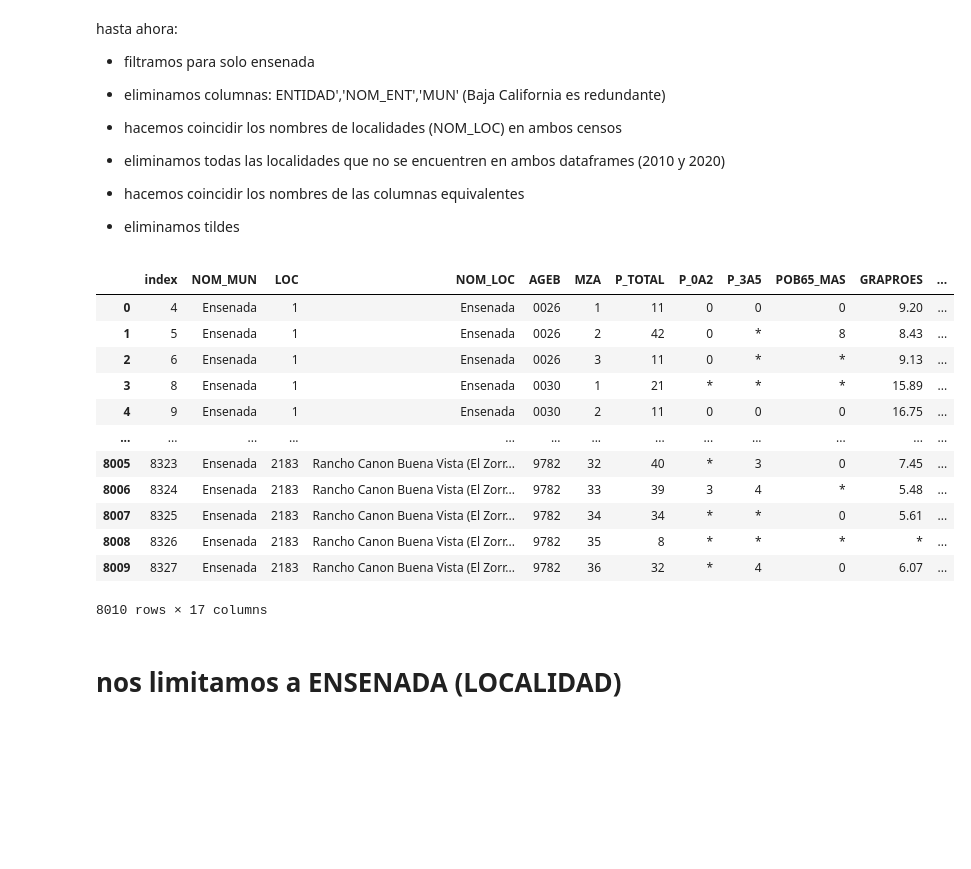
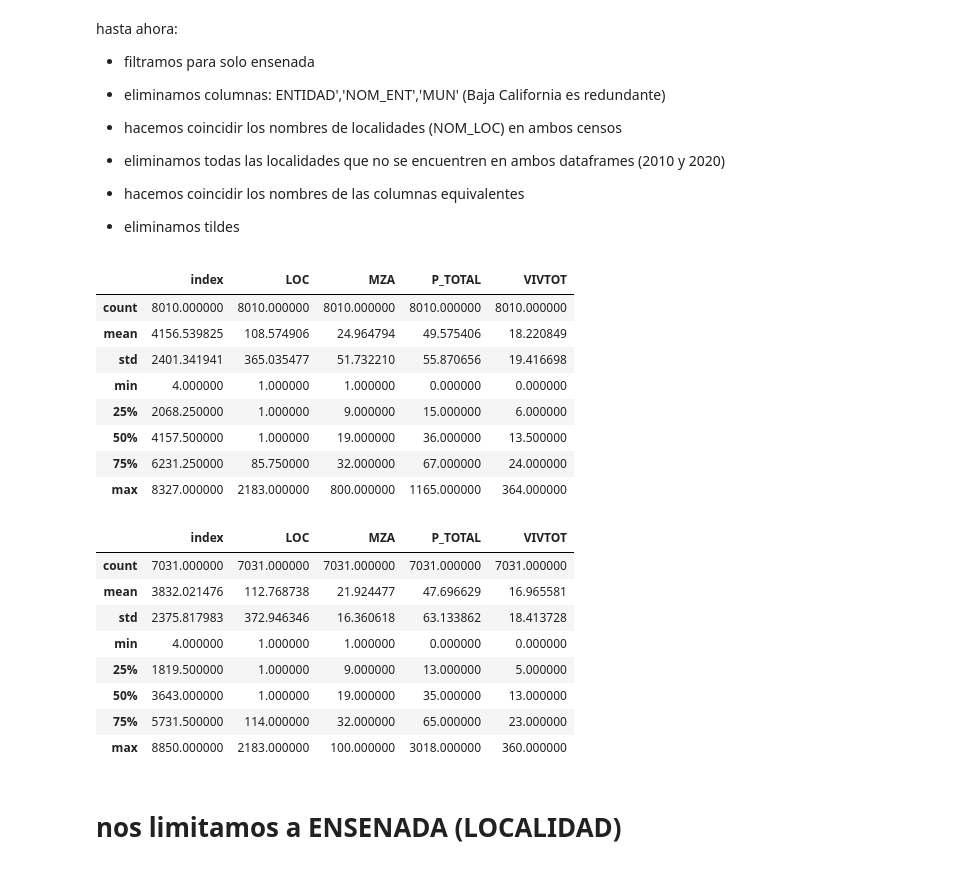
Before and after one commit to MaximilianoVM/AGEBS-Ensenada, a Jupyter notebook: untitled_MLR-2024-1/1_data_cleaning.ipynb, the cells around one changed output. Saved outputs shown, nothing was run; the diff lists cells and outputs as text; code cells hidden in the pictures; blank space fills up the shorter version.

```diff
--- a/untitled_MLR-2024-1/1_data_cleaning.ipynb
+++ b/untitled_MLR-2024-1/1_data_cleaning.ipynb
@@ -186,21 +186,29 @@ hasta ahora:
 
 * eliminamos tildes
 # %%
-df_20
+df_20.describe()
 # %% [output]
-|  | index | NOM_MUN | LOC | NOM_LOC | AGEB | MZA | P_TOTAL | P_0A2 | P_3A5 | POB65_MAS | GRAPROES | ... |
-| 0 | 4 | Ensenada | 1 | Ensenada | 0026 | 1 | 11 | 0 | 0 | 0 | 9.20 | ... |
-| 1 | 5 | Ensenada | 1 | Ensenada | 0026 | 2 | 42 | 0 | * | 8 | 8.43 | ... |
-| 2 | 6 | Ensenada | 1 | Ensenada | 0026 | 3 | 11 | 0 | * | * | 9.13 | ... |
-| 3 | 8 | Ensenada | 1 | Ensenada | 0030 | 1 | 21 | * | * | * | 15.89 | ... |
-| 4 | 9 | Ensenada | 1 | Ensenada | 0030 | 2 | 11 | 0 | 0 | 0 | 16.75 | ... |
-| ... | ... | ... | ... | ... | ... | ... | ... | ... | ... | ... | ... | ... |
-| 8005 | 8323 | Ensenada | 2183 | Rancho Canon Buena Vista (El Zorr... | 9782 | 32 | 40 | * | 3 | 0 | 7.45 | ... |
-| 8006 | 8324 | Ensenada | 2183 | Rancho Canon Buena Vista (El Zorr... | 9782 | 33 | 39 | 3 | 4 | * | 5.48 | ... |
-| 8007 | 8325 | Ensenada | 2183 | Rancho Canon Buena Vista (El Zorr... | 9782 | 34 | 34 | * | * | 0 | 5.61 | ... |
-| 8008 | 8326 | Ensenada | 2183 | Rancho Canon Buena Vista (El Zorr... | 9782 | 35 | 8 | * | * | * | * | ... |
-| 8009 | 8327 | Ensenada | 2183 | Rancho Canon Buena Vista (El Zorr... | 9782 | 36 | 32 | * | 4 | 0 | 6.07 | ... |
+|  | index | LOC | MZA | P_TOTAL | VIVTOT |
+| count | 8010.000000 | 8010.000000 | 8010.000000 | 8010.000000 | 8010.000000 |
+| mean | 4156.539825 | 108.574906 | 24.964794 | 49.575406 | 18.220849 |
+| std | 2401.341941 | 365.035477 | 51.732210 | 55.870656 | 19.416698 |
+| min | 4.000000 | 1.000000 | 1.000000 | 0.000000 | 0.000000 |
+| 25% | 2068.250000 | 1.000000 | 9.000000 | 15.000000 | 6.000000 |
+| 50% | 4157.500000 | 1.000000 | 19.000000 | 36.000000 | 13.500000 |
+| 75% | 6231.250000 | 85.750000 | 32.000000 | 67.000000 | 24.000000 |
+| max | 8327.000000 | 2183.000000 | 800.000000 | 1165.000000 | 364.000000 |
-8010 rows × 17 columns
+# %%
+df_10.describe()
+# %% [output]
+|  | index | LOC | MZA | P_TOTAL | VIVTOT |
+| count | 7031.000000 | 7031.000000 | 7031.000000 | 7031.000000 | 7031.000000 |
+| mean | 3832.021476 | 112.768738 | 21.924477 | 47.696629 | 16.965581 |
+| std | 2375.817983 | 372.946346 | 16.360618 | 63.133862 | 18.413728 |
+| min | 4.000000 | 1.000000 | 1.000000 | 0.000000 | 0.000000 |
+| 25% | 1819.500000 | 1.000000 | 9.000000 | 13.000000 | 5.000000 |
+| 50% | 3643.000000 | 1.000000 | 19.000000 | 35.000000 | 13.000000 |
+| 75% | 5731.500000 | 114.000000 | 32.000000 | 65.000000 | 23.000000 |
+| max | 8850.000000 | 2183.000000 | 100.000000 | 3018.000000 | 360.000000 |
 # %% [markdown]
 # nos limitamos a ENSENADA (LOCALIDAD)
 # %% [markdown]
```
Also changed, not shown: parts of 28 cells of this notebook, 39 other files.
